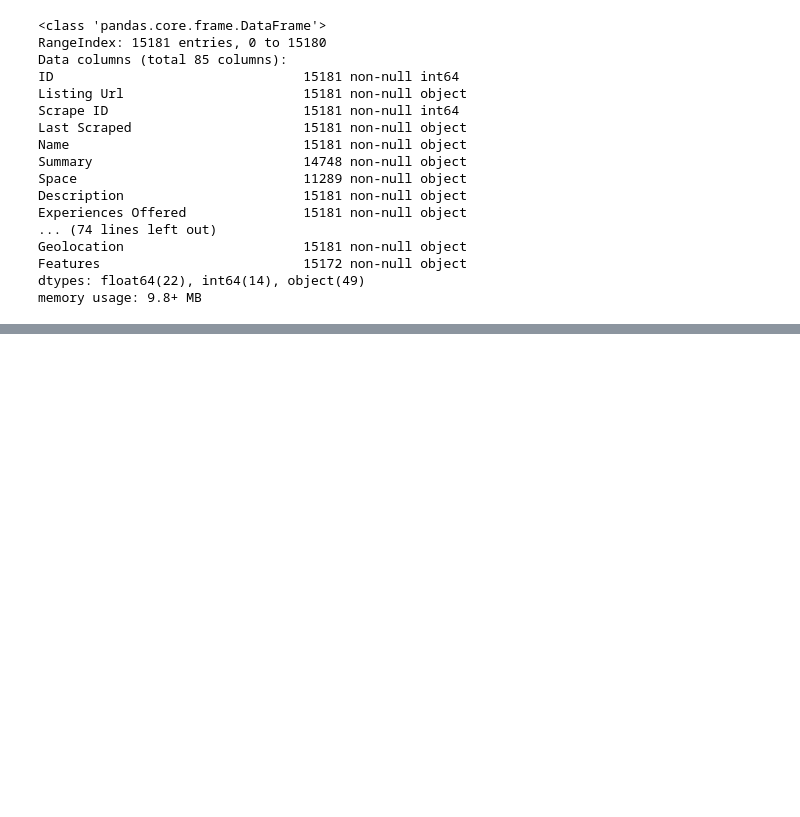
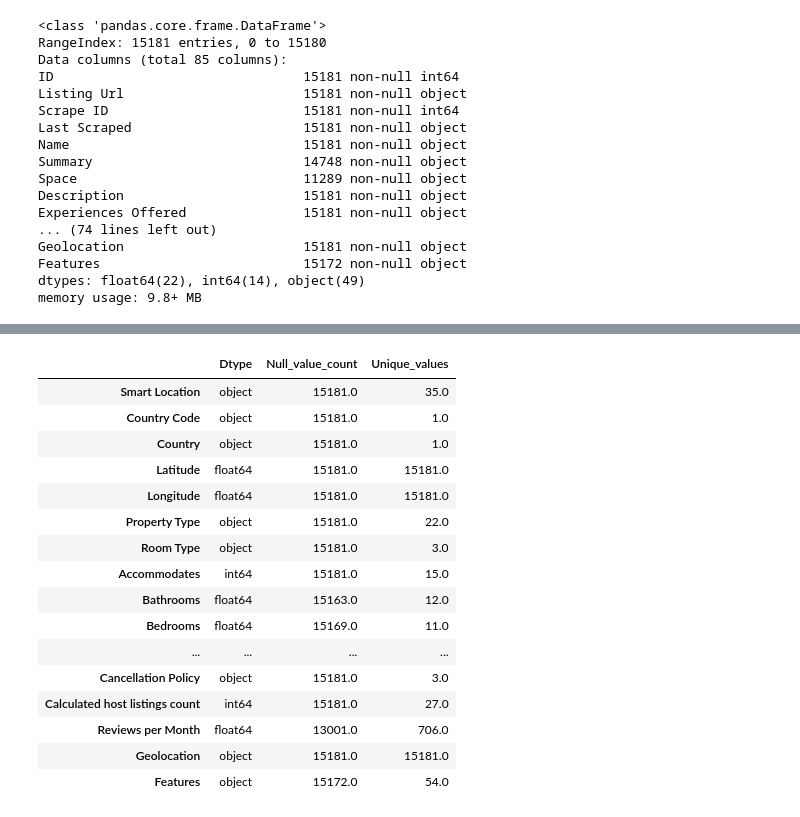
Before and after one commit to asbharath/MachineLearning, a Jupyter notebook: Airbnb.ipynb, the cells around one changed output, grey strips where cells are left out. Saved outputs shown, nothing was run; the diff lists cells and outputs as text; code cells hidden in the pictures; blank space fills up the shorter version.

```diff
--- a/Airbnb.ipynb
+++ b/Airbnb.ipynb
@@ -127,0 +81,2 @@ Name: Host About, dtype: object
+# %%
+col = {i:airbnb.columns[i] for i in range(len(airbnb.columns))}
@@ -127,0 +107,31 @@ Name: Host About, dtype: object
+# %%
+analysis = pd.DataFrame([])
+for k in col.keys():
+    val = col[k]
+    dtype = airbnb[col[k]].dtype
+    Null_value_count = int(sum(airbnb[val].notnull()))
+    total_Unique_values = int(airbnb[val].nunique())
+    data = pd.Series({'Dtype':dtype,
+           'Null_value_count':Null_value_count,
+           'Unique_values':total_Unique_values},name=col[k])
+    analysis = analysis.append(data)
+# %%
+analysis[40:]
+# %% [output]
+|  | Dtype | Null_value_count | Unique_values |
+| Smart Location | object | 15181.0 | 35.0 |
+| Country Code | object | 15181.0 | 1.0 |
+| Country | object | 15181.0 | 1.0 |
+| Latitude | float64 | 15181.0 | 15181.0 |
+| Longitude | float64 | 15181.0 | 15181.0 |
+| Property Type | object | 15181.0 | 22.0 |
+| Room Type | object | 15181.0 | 3.0 |
+| Accommodates | int64 | 15181.0 | 15.0 |
+| Bathrooms | float64 | 15163.0 | 12.0 |
+| Bedrooms | float64 | 15169.0 | 11.0 |
+| ... | ... | ... | ... |
+| Cancellation Policy | object | 15181.0 | 3.0 |
+| Calculated host listings count | int64 | 15181.0 | 27.0 |
+| Reviews per Month | float64 | 13001.0 | 706.0 |
+| Geolocation | object | 15181.0 | 15181.0 |
+| Features | object | 15172.0 | 54.0 |
```
Also changed, not shown: parts of 15 cells of this notebook, 2 other files.
